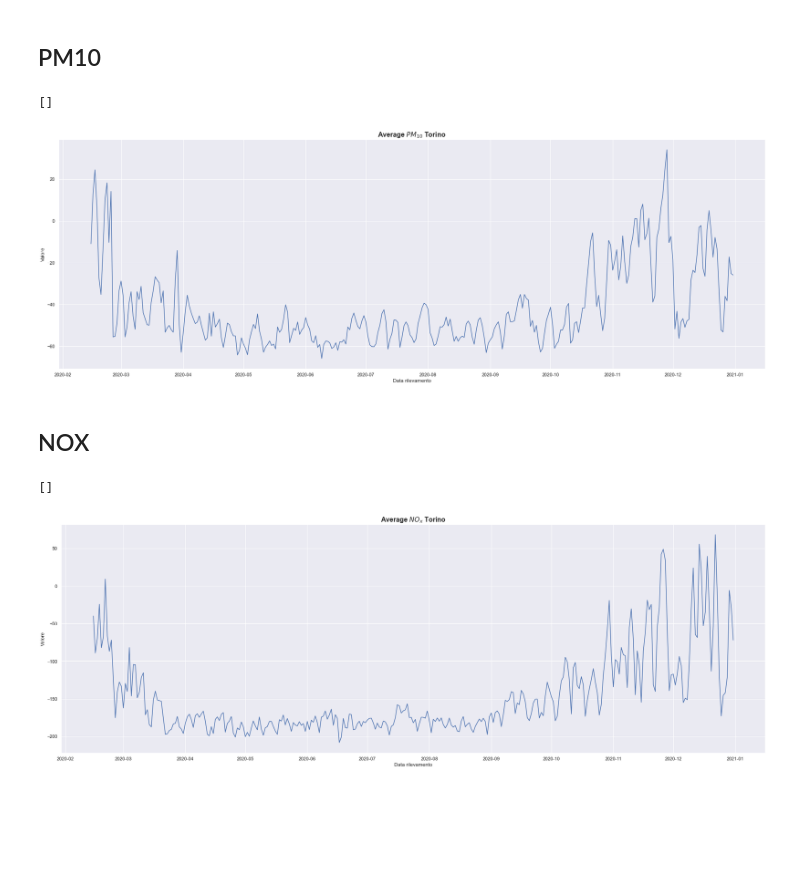
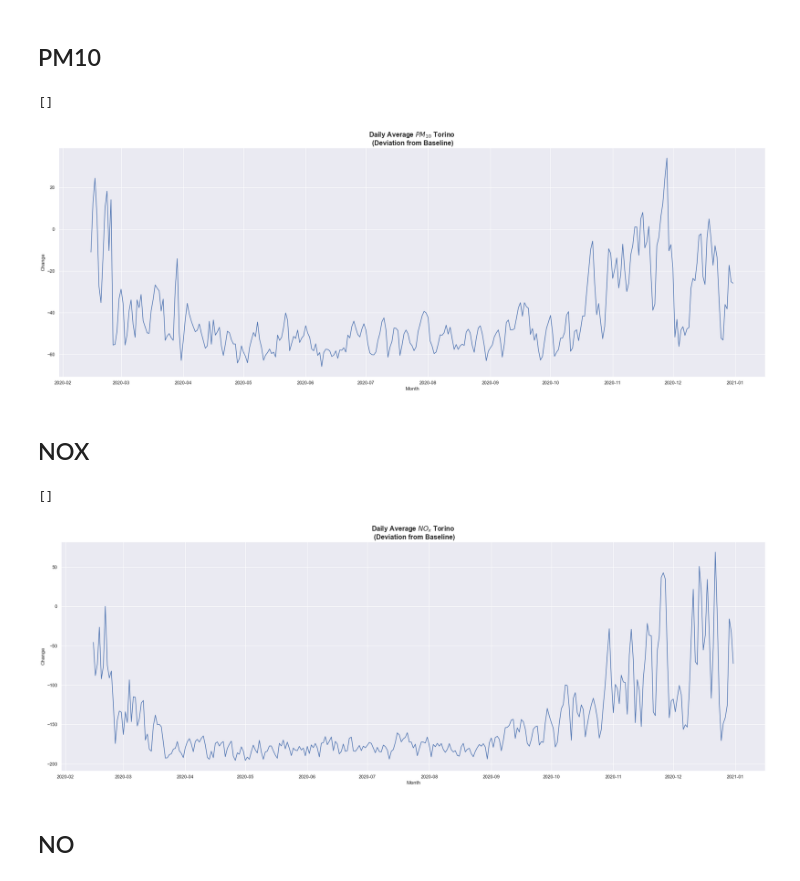
Before and after one commit to danielegerbaldo/Turin-Air-Quality-Comparison-Lockdown, a Jupyter notebook: Air-Quality.ipynb, the cells around one changed output. Saved outputs shown, nothing was run; the diff lists cells and outputs as text; code cells hidden in the pictures; blank space fills up the shorter version.

```diff
--- a/Air-Quality.ipynb
+++ b/Air-Quality.ipynb
@@ -24,7 +24,7 @@ def read_ARPA_csv(path):
     dataFrame["Data rilevamento"] = pd.to_datetime(dataFrame["Data rilevamento"], format='%d/%m/%Y %H:%M')
     return dataFrame
 # %%
-to_rebaudengo_gas = read_ARPA_csv('data/ARPA/Torino-Rebaudengo_Gas_2020-01-01_2020-12-31.csv')
+to_rebaudengo_gas = read_ARPA_csv('data/ARPA/NOx/Torino-Rebaudengo_Gas_2020-01-01_2020-12-31.csv')
 to_rebaudengo_gas[(to_rebaudengo_gas['Data rilevamento'] >= '2020-02-29') & (to_rebaudengo_gas['Data rilevamento'] < '2020-03-02') ]
 # %% [output]
 |  | Data rilevamento | Ora | Id Rete Monitoraggio | Codice Istat Comune | Progr. Punto Comune | ... |
@@ -292,35 +295,40 @@ Text(0.5, 1.0, 'Torino Lingotto $NO_{x}$')
 # %% [markdown]
 ## PM10
 # %%
-consolata_pm10=get_daily_adjusted_data('data/ARPA/Torino-Consolata_Polveri-sottili_2020-01-01_2020-12-31.csv')
-rebaudengo_pm10 = get_daily_adjusted_data('data/ARPA/Torino-Rebaudengo_Polveri-sottili_2020-01-01_2020-12-31.csv')
-lingotto_pm10 = get_daily_adjusted_data('data/ARPA/Torino-Lingotto_Polveri-sottili_2020-01-01_2020-12-31.csv')
-rubino_pm10 = get_daily_adjusted_data('data/ARPA/Torino-Rubino_Polveri-sottili_2020-01-01_2020-12-31.csv')
-grassi_pm10 =get_daily_adjusted_data('data/ARPA/Torino-Grassi_Polveri-sottili_2020-01-01_2020-12-31.csv')
+consolata_pm10=get_daily_adjusted_data('data/ARPA/PM10/Torino-Consolata_Polveri-sottili_2020-01-01_2020-12-31.csv')
+rebaudengo_pm10 = get_daily_adjusted_data('data/ARPA/PM10/Torino-Rebaudengo_Polveri-sottili_2020-01-01_2020-12-31.csv')
+lingotto_pm10 = get_daily_adjusted_data('data/ARPA/PM10/Torino-Lingotto_Polveri-sottili_2020-01-01_2020-12-31.csv')
+rubino_pm10 = get_daily_adjusted_data('data/ARPA/PM10/Torino-Rubino_Polveri-sottili_2020-01-01_2020-12-31.csv')
+grassi_pm10 =get_daily_adjusted_data('data/ARPA/PM10/Torino-Grassi_Polveri-sottili_2020-01-01_2020-12-31.csv')
 avg_turin_pm10=pd.concat([rebaudengo_pm10,consolata_pm10,lingotto_pm10,rubino_pm10,grassi_pm10]).groupby('Data rilevamento', as_index=True).mean()
 
 plt.figure(figsize=(30, 10))
 sns.lineplot(data=avg_turin_pm10, x="Data rilevamento", y="Valore")
-plt.title("Average $PM_{10}$ Torino ",fontdict= { 'fontsize': 16, 'fontweight':'bold'})
+plt.title("Daily Average $PM_{10}$ Torino \n (Deviation from Baseline)",fontdict= { 'fontsize': 16, 'fontweight':'bold'})
+plt.xlabel('Month')
+plt.ylabel('Change')
 plt.plot()
 # %% [output]
 []
-[figure, old version]
+[figure, new version]
 # %% [markdown]
 ## NOX
 # %%
-consolata_nox=get_daily_adjusted_data('data/ARPA/Torino-Consolata_Gas_2020-01-01_2020-12-31.csv')
-rebaudengo_nox = get_daily_adjusted_data('data/ARPA/Torino-Rebaudengo_Gas_2020-01-01_2020-12-31.csv')
-lingotto_nox = get_daily_adjusted_data('data/ARPA/Torino-Lingotto_Gas_2020-01-01_2020-12-31.csv')
-# rubino_nox = get_daily_adjusted_data('data/ARPA/Torino-Rubino_Gas_2020-01-01_2020-12-31.csv')
-# grassi_nox =get_daily_adjusted_data('data/ARPA/Torino-Grassi_Gas_2020-01-01_2020-12-31.csv')
-avg_turin_nox=pd.concat([consolata_nox,rebaudengo_nox,lingotto_nox]).groupby('Data rilevamento', as_index=True).mean()
+consolata_nox=get_daily_adjusted_data('data/ARPA/NOx/Torino-Consolata_Gas_2020-01-01_2020-12-31.csv')
+rebaudengo_nox = get_daily_adjusted_data('data/ARPA/NOx/Torino-Rebaudengo_Gas_2020-01-01_2020-12-31.csv')
+lingotto_nox = get_daily_adjusted_data('data/ARPA/NOx/Torino-Lingotto_Gas_2020-01-01_2020-12-31.csv')
+rubino_nox = get_daily_adjusted_data('data/ARPA/NOx/Torino-Rubino_Gas_2020-01-01_2020-12-31.csv')
+avg_turin_nox=pd.concat([consolata_nox,rebaudengo_nox,lingotto_nox,rubino_nox]).groupby('Data rilevamento', as_index=True).mean()
 
 
 plt.figure(figsize=(30, 10))
 sns.lineplot(data=avg_turin_nox, x="Data rilevamento", y="Valore")
-plt.title("Average $NO_{x}$ Torino ",fontdict= { 'fontsize': 16, 'fontweight':'bold'})
+plt.title("Daily Average $NO_{x}$ Torino \n (Deviation from Baseline)",fontdict= { 'fontsize': 16, 'fontweight':'bold'})
+plt.xlabel('Month')
+plt.ylabel('Change')
 plt.plot()
 # %% [output]
 []
-[figure, old version]
+[figure, new version]
+# %% [markdown]
+## NO
```
Also changed, not shown: parts of 20 cells of this notebook, 27 other files.
